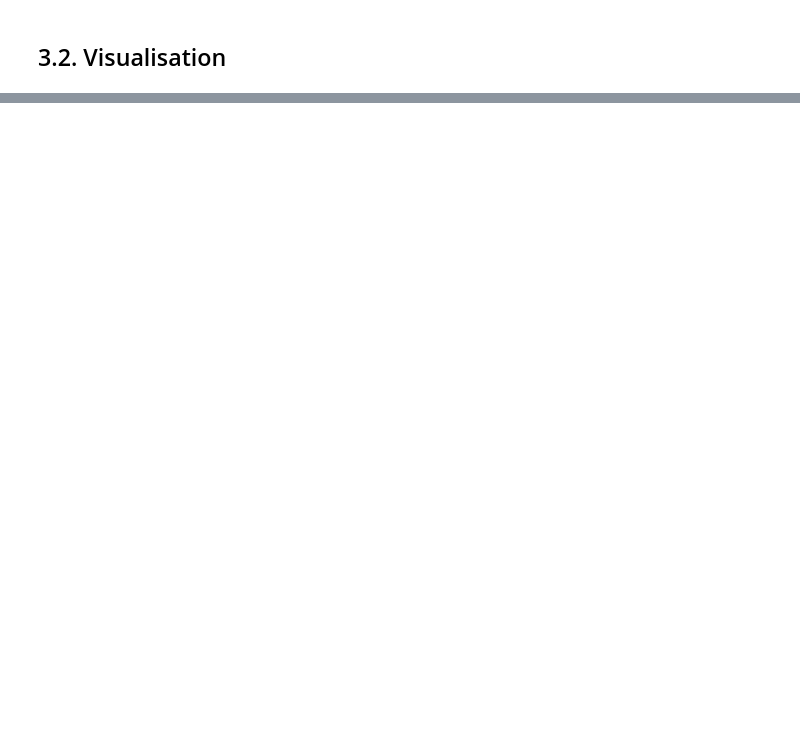
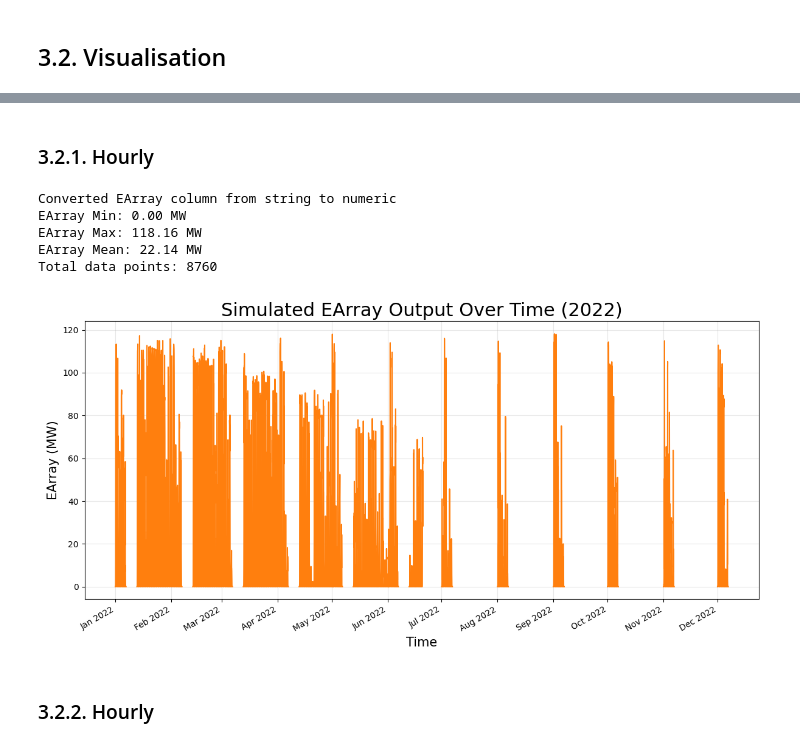
Before and after one commit to sijinwnag/25_08_26_Bomen_bifacial_gain, a Jupyter notebook: Code/25_08_26_Data_visualiser.ipynb, the cells around one changed output, grey strips where cells are left out. Drawn from its saved outputs; the diff is of its cells as text; code cells hidden in the pictures; blank space fills up the shorter version.

```diff
--- a/Code/25_08_26_Data_visualiser.ipynb
+++ b/Code/25_08_26_Data_visualiser.ipynb
@@ -395,0 +294,60 @@ Ratio of Simulated to Actual Total Energy: 0.8913
+# %% [markdown]
+### 3.2.1. Hourly
+# %%
+# First check if EArray needs conversion (avoid error if already numeric)
+if pd.api.types.is_object_dtype(simulation_results_df['EArray']):
+    # Only convert if it's still a string/object type
+    simulation_results_df['EArray'] = pd.to_numeric(
+        simulation_results_df['EArray'].str.replace(',', '.'),
+        errors='coerce'
+    )
+    print("Converted EArray column from string to numeric")
+else:
+    print("EArray column is already numeric type:", simulation_results_df['EArray'].dtype)
+
+# ensure the timestamp column is index and is in datetime column and sorted
+simulation_results_df.set_index('timestamp', inplace=True)
+simulation_results_df.sort_index(inplace=True)
+
+# plot the 'EArray' column over time
+plt.figure(figsize=long_hoz_figsize)
+
+# Plot EArray data
+plt.plot(simulation_results_df['EArray'],
+         linewidth=1.5, color='#ff7f0e')
+
+# Add labels and title
+plt.xlabel('Time', fontsize=axis_label_size)
+plt.ylabel('EArray (MW)', fontsize=axis_label_size)
+plt.title('Simulated EArray Output Over Time (2022)', fontsize=title_size)
+
+# Add grid
+plt.grid(True, alpha=0.3)
+
+# Format the date on x-axis
+plt.gca().xaxis.set_major_formatter(mdates.DateFormatter('%b %Y'))
+plt.gca().xaxis.set_major_locator(mdates.MonthLocator())
+
+# Rotate date labels for better readability
+plt.gcf().autofmt_xdate()
+
+# Adjust layout
+plt.tight_layout()
+
+# Print some statistics
+print(f"EArray Min: {simulation_results_df['EArray'].min():.2f} MW")
+print(f"EArray Max: {simulation_results_df['EArray'].max():.2f} MW")
+print(f"EArray Mean: {simulation_results_df['EArray'].mean():.2f} MW")
+print(f"Total data points: {len(simulation_results_df)}")
+
+# Show plot
+plt.show()
+# %% [output]
+Converted EArray column from string to numeric
+EArray Min: 0.00 MW
+EArray Max: 118.16 MW
+EArray Mean: 22.14 MW
+Total data points: 8760
+[figure, added]
+# %% [markdown]
+### 3.2.2. Hourly
```
Also changed, not shown: parts of 4 cells of this notebook, 1 other file.
